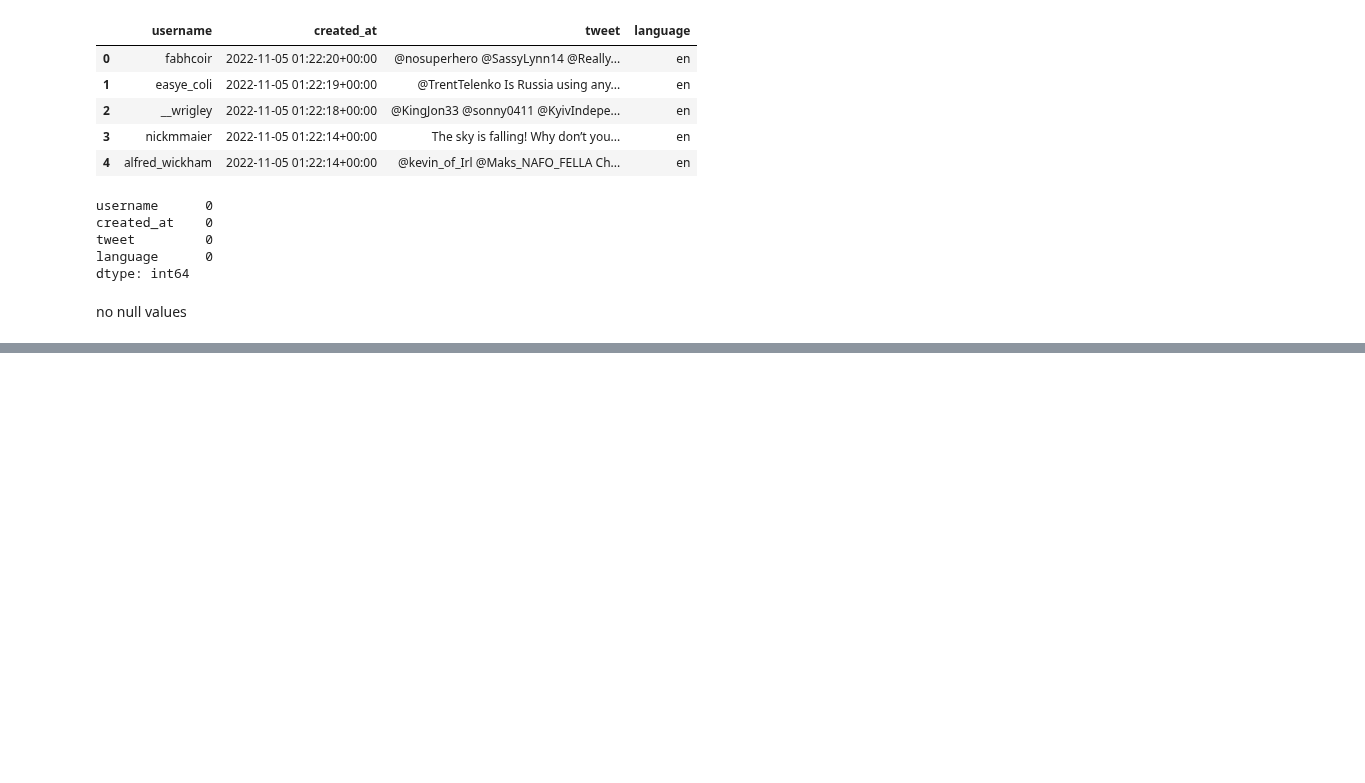
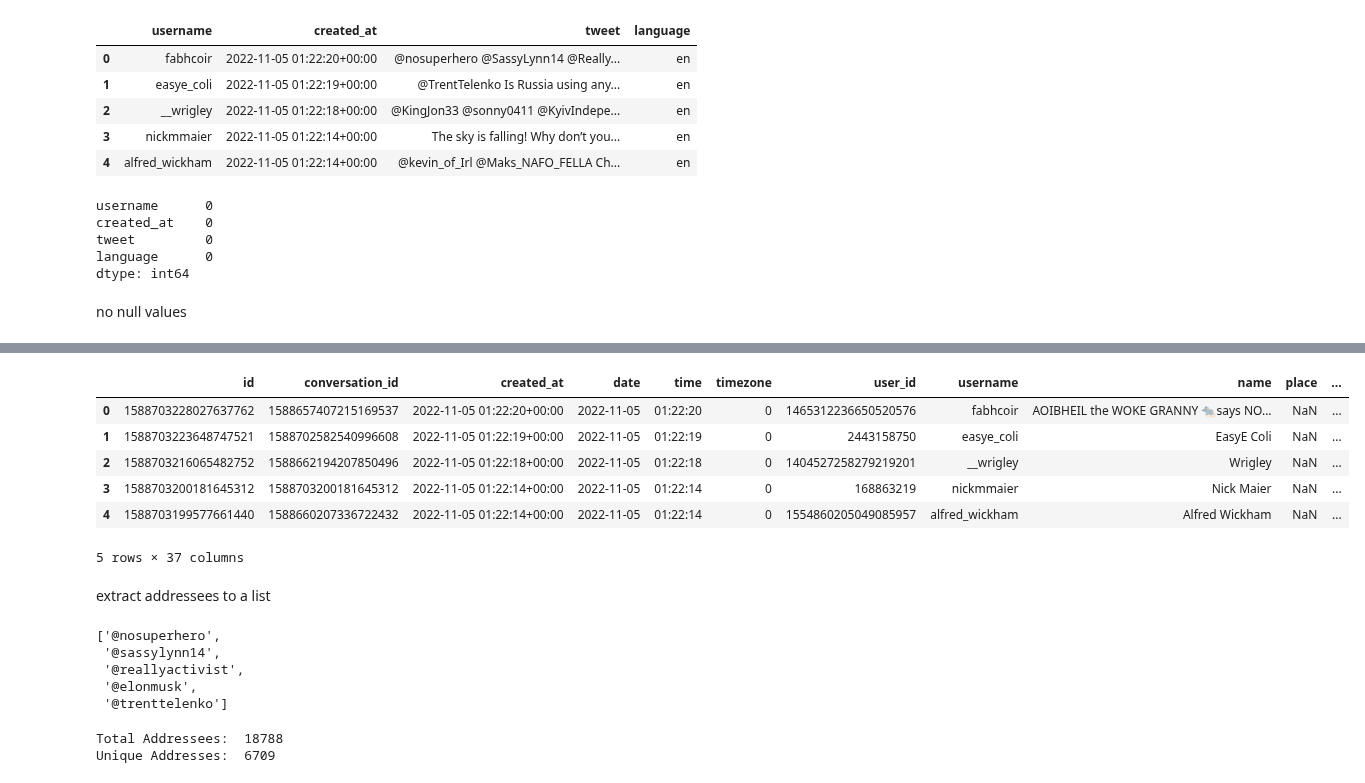
Before and after one commit to J-Kimani/DS, a Jupyter notebook: Projects/Russia Ukraine War Tweet Sentiment Analysis/rvu.ipynb, the cells around one changed output, grey strips where cells are left out. Drawn from its saved outputs; the diff is of its cells as text; code cells hidden in the pictures; blank space fills up the shorter version.

```diff
--- a/Projects/Russia Ukraine War Tweet Sentiment Analysis/rvu.ipynb
+++ b/Projects/Russia Ukraine War Tweet Sentiment Analysis/rvu.ipynb
@@ -466,0 +550,27 @@ no null values
+# %%
+df2.head()
+# %% [output]
+|  | id | conversation_id | created_at | date | time | timezone | user_id | username | name | place | ... |
+| 0 | 1588703228027637762 | 1588657407215169537 | 2022-11-05 01:22:20+00:00 | 2022-11-05 | 01:22:20 | 0 | 1465312236650520576 | fabhcoir | AOIBHEIL the WOKE GRANNY 🐀says NO... | NaN | ... |
+| 1 | 1588703223648747521 | 1588702582540996608 | 2022-11-05 01:22:19+00:00 | 2022-11-05 | 01:22:19 | 0 | 2443158750 | easye_coli | EasyE Coli | NaN | ... |
+| 2 | 1588703216065482752 | 1588662194207850496 | 2022-11-05 01:22:18+00:00 | 2022-11-05 | 01:22:18 | 0 | 1404527258279219201 | __wrigley | Wrigley | NaN | ... |
+| 3 | 1588703200181645312 | 1588703200181645312 | 2022-11-05 01:22:14+00:00 | 2022-11-05 | 01:22:14 | 0 | 168863219 | nickmmaier | Nick Maier | NaN | ... |
+| 4 | 1588703199577661440 | 1588660207336722432 | 2022-11-05 01:22:14+00:00 | 2022-11-05 | 01:22:14 | 0 | 1554860205049085957 | alfred_wickham | Alfred Wickham | NaN | ... |
+5 rows × 37 columns
+# %% [markdown]
+extract addressees to a list
+# %%
+ad_list = extract_list(df2, 'addressee')
+ad_list[:5]
+# %% [output]
+['@nosuperhero',
+ '@sassylynn14',
+ '@reallyactivist',
+ '@elonmusk',
+ '@trenttelenko']
+# %%
+print("Total Addressees: ", len(ad_list))
+print("Unique Addresses: ", len(set(ad_list)))
+# %% [output]
+Total Addressees:  18788
+Unique Addresses:  6709
```
Also changed, not shown: parts of 24 cells of this notebook.
